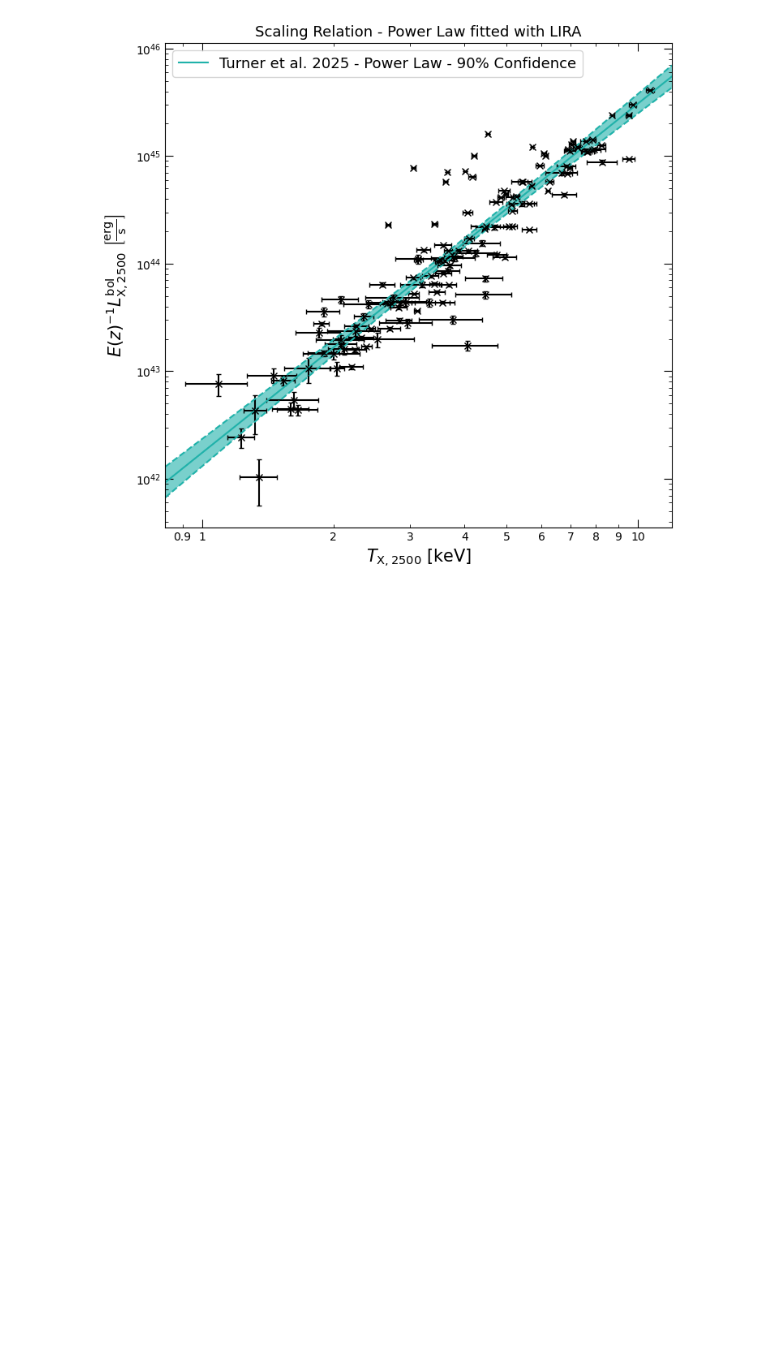
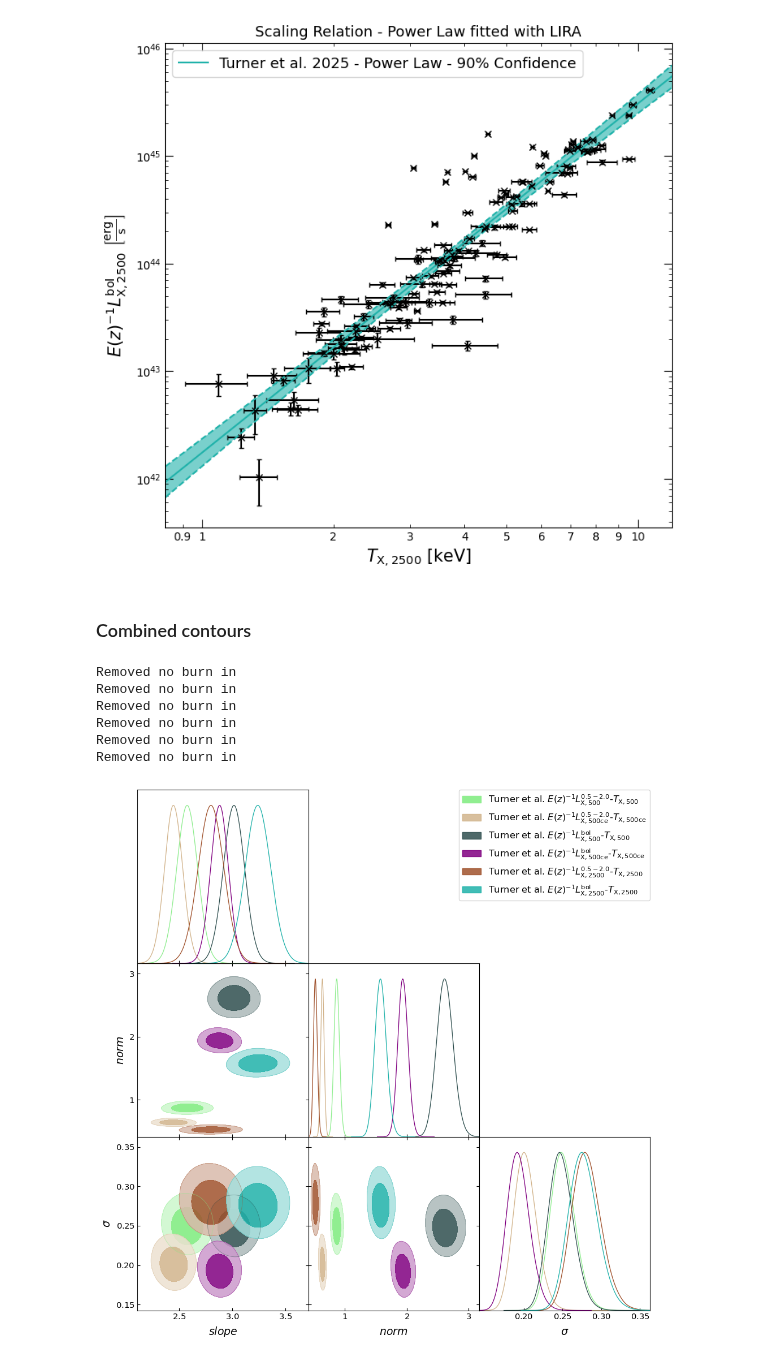
Before and after one commit to DavidT3/XCS-Mass-II-Analysis, a Jupyter notebook: notebooks/new_sdssrm_relations/SDSSRM-XCS_Lx-Tx.ipynb, the cells around one changed output. Drawn from its saved outputs; the diff is of its cells as text; code cells hidden in the pictures; blank space fills up the shorter version.

Commit message:
Had to re-run the Lx-Tx SDSSRMXCS notebook because I forgot to make a unified corner plot

```diff
--- a/notebooks/new_sdssrm_relations/SDSSRM-XCS_Lx-Tx.ipynb
+++ b/notebooks/new_sdssrm_relations/SDSSRM-XCS_Lx-Tx.ipynb
@@ -297,3 +298,17 @@ lxbol_2500_tx2500.view(figsize=(7.3, 7),
                        save_path="../../outputs/figures/scaling_relations/sdssrm-xcs_new/lx-tx/turner2025_lxbol_2500_tx2500.pdf")
 # %% [output]
 [figure]
+# %% [markdown]
+### Combined contours
+# %%
+comb_rel = (lx52_500_tx500 + lx52_500ce_tx500ce + lxbol_500_tx500 + lxbol_500ce_tx500ce +
+            lx52_2500_tx2500 + lxbol_2500_tx2500)
+comb_rel.view_corner(save_path="../../outputs/figures/scaling_relations/sdssrm-xcs_new/lx-tx/turner2025_lx_tx_contours.pdf")
+# %% [output]
+Removed no burn in
+Removed no burn in
+Removed no burn in
+Removed no burn in
+Removed no burn in
+Removed no burn in
+[figure, added]
```
Also changed, not shown: parts of 10 cells of this notebook.
